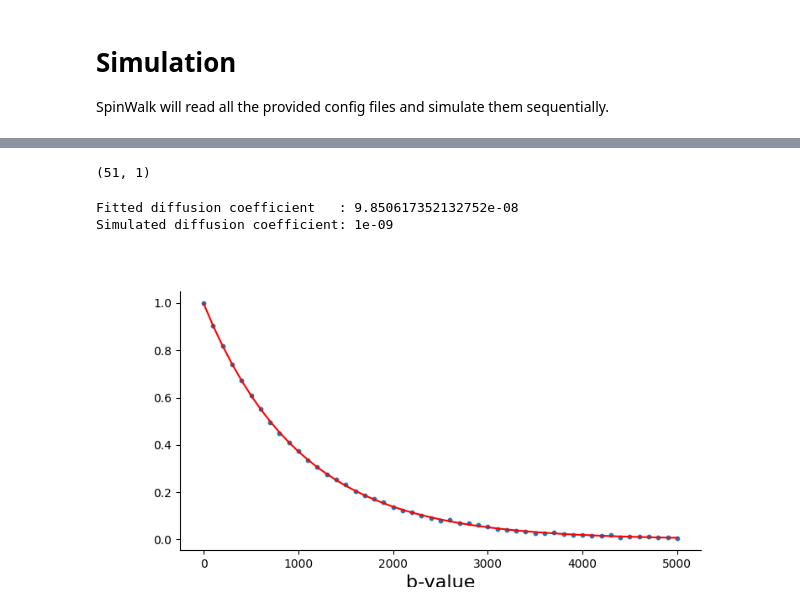
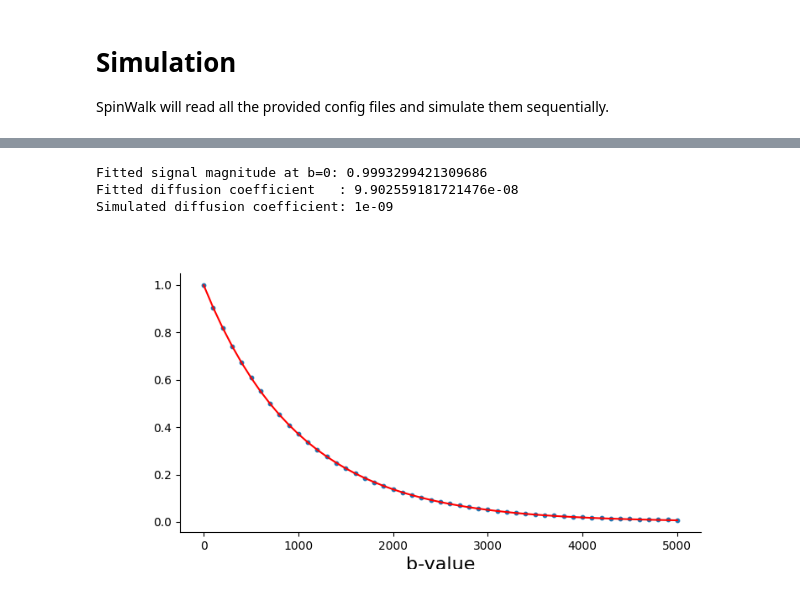
Before and after one commit to aghaeifar/SpinWalk, a Jupyter notebook: demo/spinwalk_dwi.ipynb, the cells around one changed output, grey strips where cells are left out. Saved outputs shown, nothing was run; the diff lists cells and outputs as text; code cells hidden in the pictures.

```diff
--- a/demo/spinwalk_dwi.ipynb
+++ b/demo/spinwalk_dwi.ipynb
@@ -321,8 +292,8 @@ import numpy as np
 import h5py
 
 tissue_type = 0 # 0 = extra-vascular, 1 = intra-vascular, [0,1] = combined
-results_dir = './dwi/outputs/'
-b_values = np.arange(0, 5100, 100)
+results_dir = './outputs/'
+b_values = np.arange(100, 5100, 100)
 
 def read_results(filename):
     signal_magnitude = []
@@ -340,47 +311,55 @@ def read_results(filename):
 
 
 ############
-signal_magnitude = []
-for b in b_values:
-    filename = f'bvalue{b}_r-20_vf40_fov600_res600'
-    signal_magnitude.append(read_results(filename))
+
+filename = './dwi_r-20_vf40_fov600_res600'
+signal_magnitude = read_results(filename)
 signal_magnitude = np.array(signal_magnitude)
-print(signal_magnitude.shape)
+
+with h5py.File(os.path.join(results_dir, f'{filename}.h5'), 'r') as h5:
+    scales = np.array(h5['scales'])
+b_values = scales*scales * 100
+b_values = b_values.flatten()
+signal_magnitude = np.concatenate(([signal_magnitude[-1]], signal_magnitude[:-1]))
+b_values = np.concatenate(([b_values[-1]], b_values[:-1]))
+
+# print(signal_magnitude.shape)
+# print(b_values, b_values.size)
-# %% [output]
-(51, 1)
 # %%
 import numpy as np
 import matplotlib.pyplot as plt
 from scipy.optimize import curve_fit
 
 # Define the model function (exponential of the form exp1: a * exp(b * x))
 def exp1(bvalue, a, D):
     return a * np.exp(-bvalue * D)
 
 # Set initial parameters (StartPoint in MATLAB)
 initial_params = [988912.916299669, -0.000461964926600495]
 # Set additional options (equivalent to MATLAB fit options)
 options = {'maxfev': 6000, 'ftol': 1e-9, 'xtol': 1e-9}
 
 # Fit the model to the data
-popt, pcov = curve_fit(exp1, b_values.flatten().astype(float), signal_magnitude.flatten().astype(float), p0=initial_params, **options)
+popt, pcov = curve_fit(exp1, b_values.astype(np.float32), signal_magnitude.astype(np.float32), p0=initial_params, **options)
 # Extract fitting parameters and goodness of fit
 a, D = popt
 
+print(f"Fitted signal magnitude at b=0: {a}")
 print(f"Fitted diffusion coefficient   :", D * 1e-4) # convert mm^2/s to m^2/ms
 print(f"Simulated diffusion coefficient: {1e-9}")
 
 plt.rcParams['svg.fonttype'] = 'none' # to embed fonts in SVG output
 plt.close('all')
 BV   = [2, 5]
 cmap = plt.get_cmap('Set2')
 fig, ax = plt.subplots(1, 1, figsize=(8, 4))
 ax.scatter(b_values, signal_magnitude, s=10)
-ax.plot(b_values, exp1(b_values, a, D), 'r-')
+ax.plot(b_values, exp1(b_values, a,  D), 'r-')
 ax.set_xlabel('b-value', fontsize=16)
 ax.spines['top'].set_visible(False)
 ax.spines['right'].set_visible(False)
 # %% [output]
-Fitted diffusion coefficient   : 9.850617352132752e-08
+Fitted signal magnitude at b=0: 0.9993299421309686
+Fitted diffusion coefficient   : 9.902559181721476e-08
 Simulated diffusion coefficient: 1e-09
-[figure, old version]
+[figure, new version]
```
Also changed, not shown: parts of 10 cells of this notebook, 15 other files.
